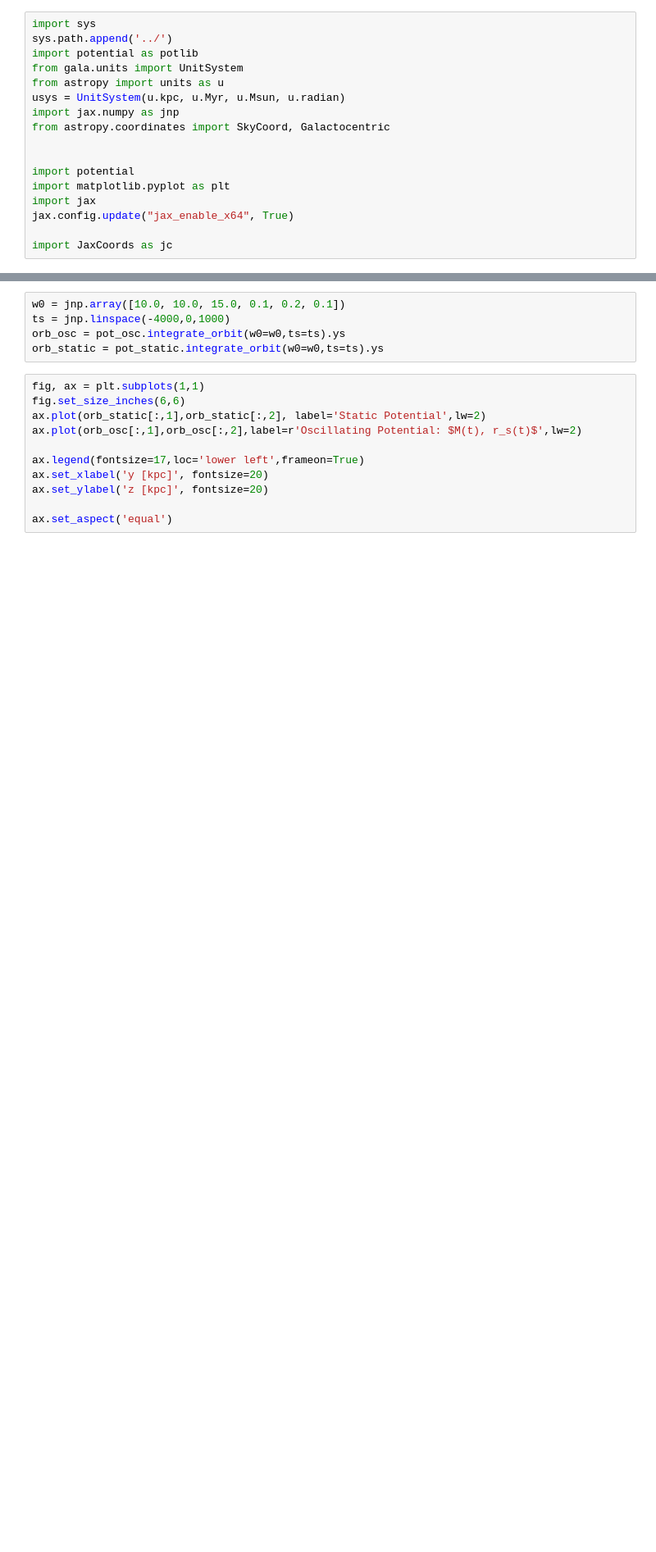
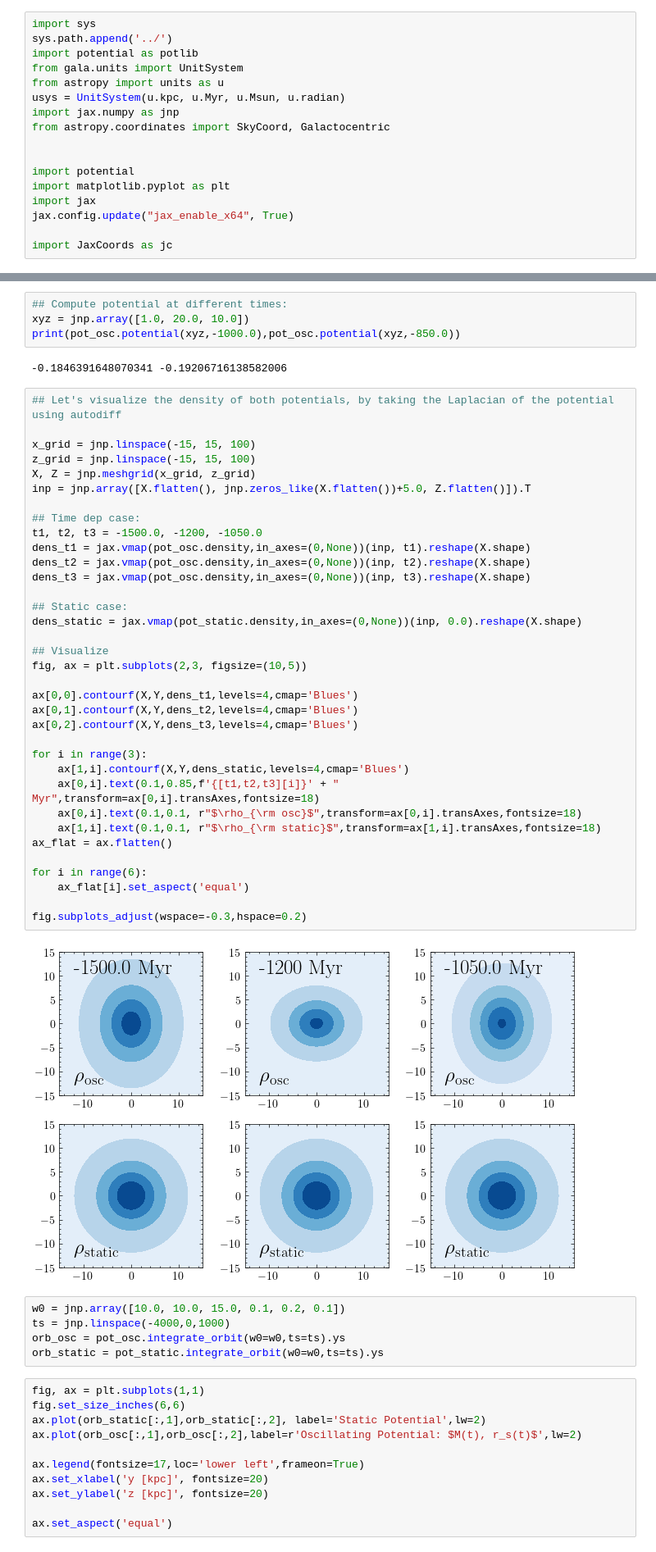
Before and after one commit to jnibauer/streamsculptor, a Jupyter notebook: examples/custom_potential.ipynb, the cells around one changed output, grey strips where cells are left out. Shown at 82% size. Cells and saved outputs as stored; diff of their text form; blank space fills up the shorter version.

```diff
--- a/examples/custom_potential.ipynb
+++ b/examples/custom_potential.ipynb
@@ -59,3 +66,46 @@ pot_static = CustomPotential(potential_func=static_potential_func, units=usys)
+# %%
+## Compute potential at different times:
+xyz = jnp.array([1.0, 20.0, 10.0])
+print(pot_osc.potential(xyz,-1000.0),pot_osc.potential(xyz,-850.0))
+# %% [output]
+-0.1846391648070341 -0.19206716138582006
+# %%
+## Let's visualize the density of both potentials, by taking the Laplacian of the potential using autodiff
+
+x_grid = jnp.linspace(-15, 15, 100)
+z_grid = jnp.linspace(-15, 15, 100)
+X, Z = jnp.meshgrid(x_grid, z_grid)
+inp = jnp.array([X.flatten(), jnp.zeros_like(X.flatten())+5.0, Z.flatten()]).T
+
+## Time dep case:
+t1, t2, t3 = -1500.0, -1200, -1050.0
+dens_t1 = jax.vmap(pot_osc.density,in_axes=(0,None))(inp, t1).reshape(X.shape)
+dens_t2 = jax.vmap(pot_osc.density,in_axes=(0,None))(inp, t2).reshape(X.shape)
+dens_t3 = jax.vmap(pot_osc.density,in_axes=(0,None))(inp, t3).reshape(X.shape)
+
+## Static case:
+dens_static = jax.vmap(pot_static.density,in_axes=(0,None))(inp, 0.0).reshape(X.shape)
+
+## Visualize
+fig, ax = plt.subplots(2,3, figsize=(10,5))
+
+ax[0,0].contourf(X,Y,dens_t1,levels=4,cmap='Blues')
+ax[0,1].contourf(X,Y,dens_t2,levels=4,cmap='Blues')
+ax[0,2].contourf(X,Y,dens_t3,levels=4,cmap='Blues')
+
+for i in range(3):
+    ax[1,i].contourf(X,Y,dens_static,levels=4,cmap='Blues')
+    ax[0,i].text(0.1,0.85,f'{[t1,t2,t3][i]}' + " Myr",transform=ax[0,i].transAxes,fontsize=18)
+    ax[0,i].text(0.1,0.1, r"$\rho_{\rm osc}$",transform=ax[0,i].transAxes,fontsize=18)
+    ax[1,i].text(0.1,0.1, r"$\rho_{\rm static}$",transform=ax[1,i].transAxes,fontsize=18)
+ax_flat = ax.flatten()
+
+for i in range(6):
+    ax_flat[i].set_aspect('equal')
+
+fig.subplots_adjust(wspace=-0.3,hspace=0.2)
+# %% [output]
+[figure, added]
 # %%
 w0 = jnp.array([10.0, 10.0, 15.0, 0.1, 0.2, 0.1])
 ts = jnp.linspace(-4000,0,1000)
```
Also changed, not shown: parts of 9 cells of this notebook.
